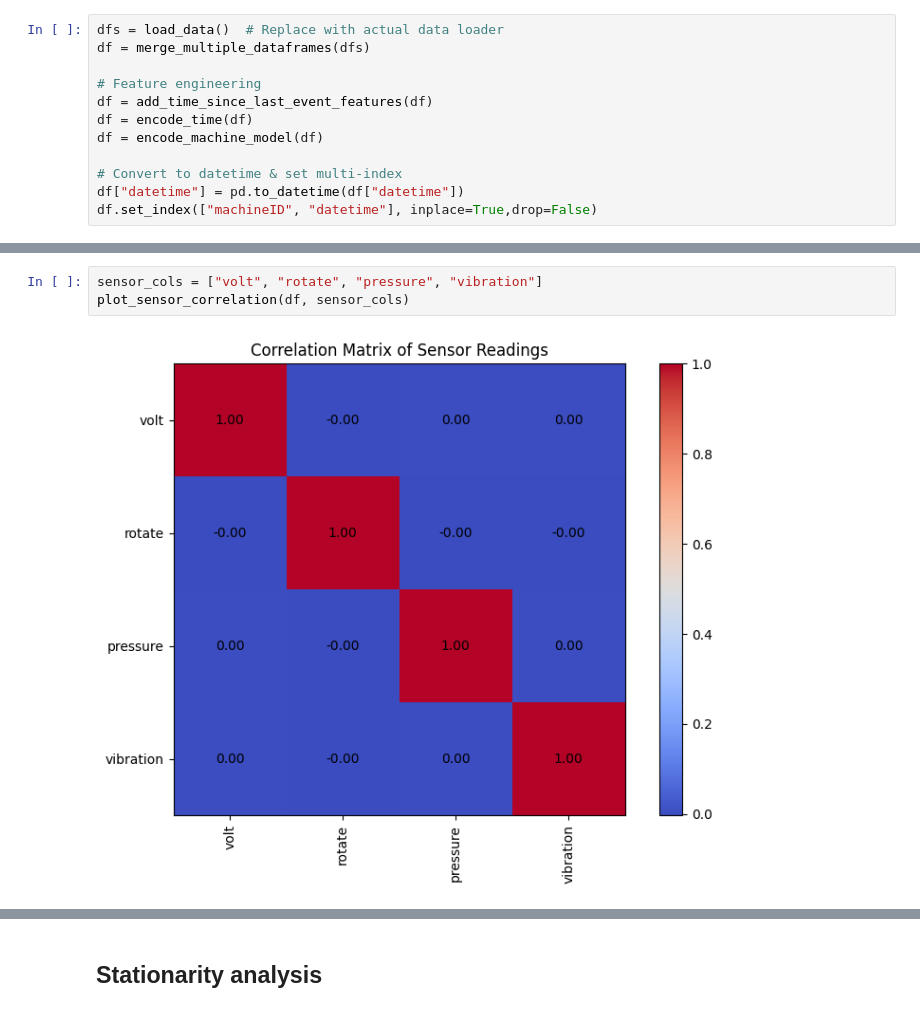
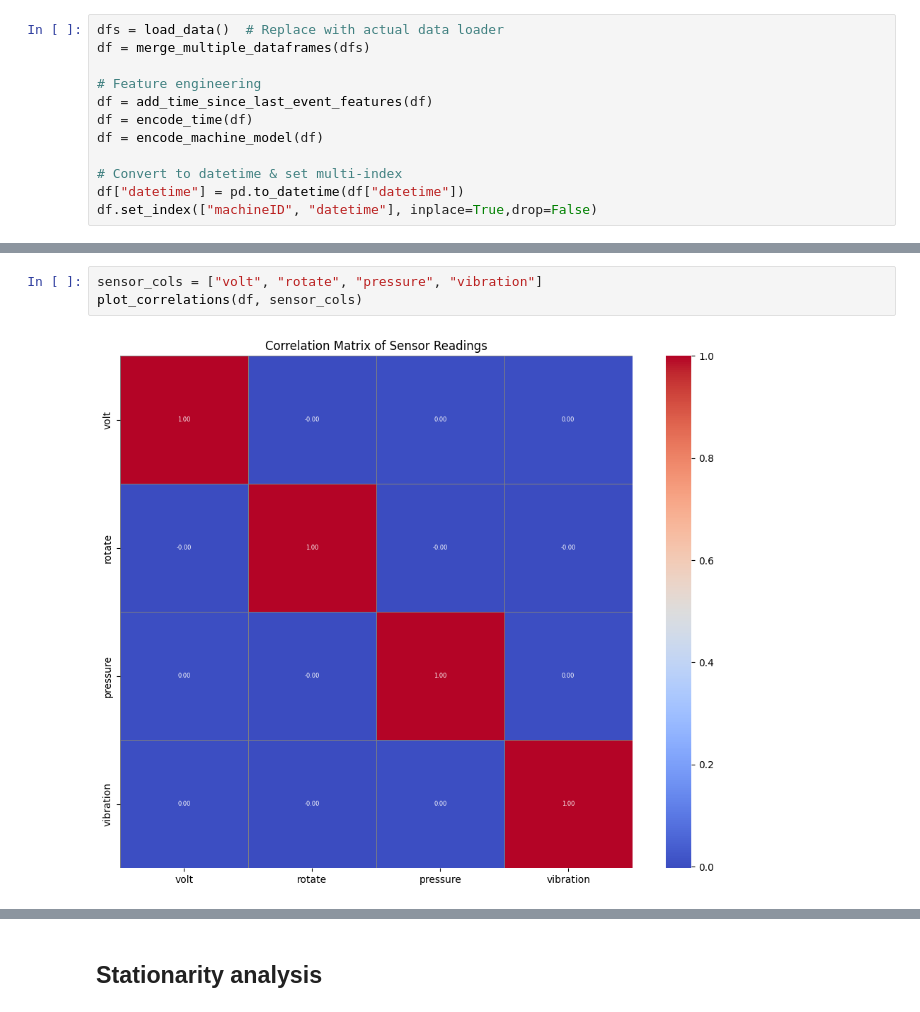
Before and after one commit to Abner-01/challenge-predictive-maintenance, a Jupyter notebook: 1. Challenge.ipynb, the cells around one changed output, grey strips where cells are left out. Drawn from its saved outputs; the diff is of its cells as text.

```diff
--- a/1. Challenge.ipynb
+++ b/1. Challenge.ipynb
@@ -34,5 +67,5 @@ df.set_index(["machineID", "datetime"], inplace=True,drop=False)
 # %%
 sensor_cols = ["volt", "rotate", "pressure", "vibration"]
-plot_sensor_correlation(df, sensor_cols)
+plot_correlations(df, sensor_cols)
 # %% [output]
-[figure, old version]
+[figure, new version]
```
Also changed, not shown: parts of 10 cells of this notebook, 1 other file.
